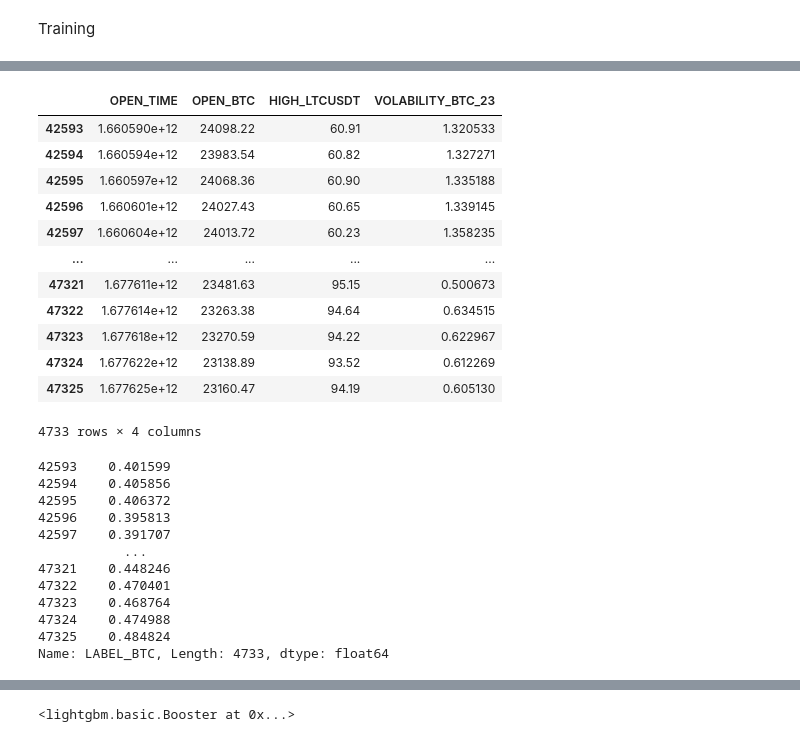
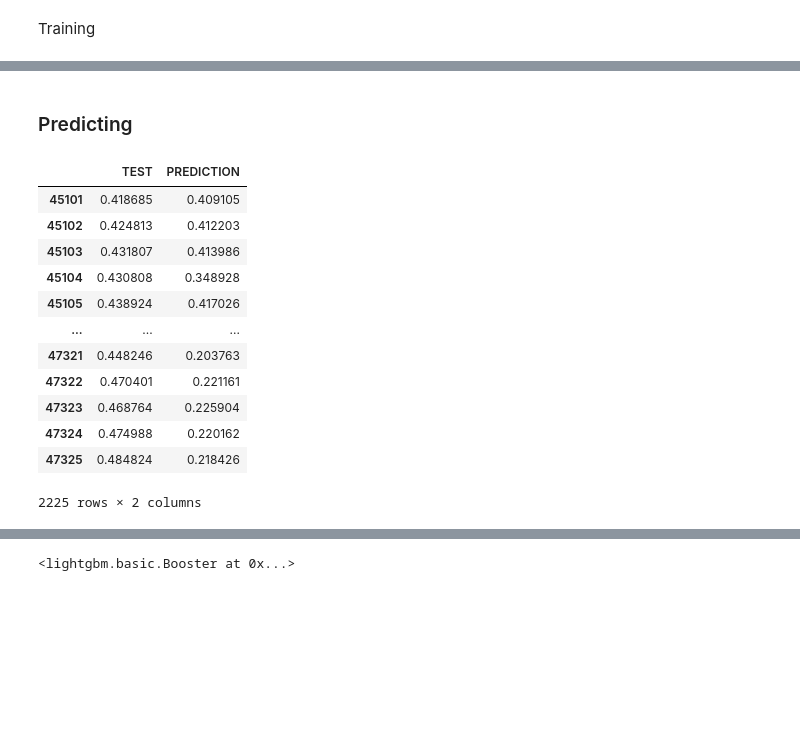
Before and after one commit to hainguyenhuy2002/NESTQUANTT, a Jupyter notebook: code/ML_nestquant.ipynb, the cells around one changed output, grey strips where cells are left out. Cells and saved outputs as stored; diff of their text form; code cells hidden in the pictures; blank space fills up the shorter version.

```diff
--- a/code/ML_nestquant.ipynb
+++ b/code/ML_nestquant.ipynb
@@ -133,11 +74,11 @@ optimizable
 """
 External preprocessing
 """
-df_BTCLabel = preprocess_df(df_BTCLabel, "BTC",1, 24)
-df_ETHUSDT = preprocess_df(pd.read_parquet(path_ETHUSDT),"ETHUSDT", 1, 24)
-df_LTCUSDT = preprocess_df(pd.read_parquet(path_LTCUSDT),"LTCUSDT",1, 24)
-df_EURUSD = preprocess_df(pd.read_parquet(path_EURUSD),"EURUSD", 1, 24)
-df_SPY = preprocess_df(pd.read_parquet(path_SPY),"SPY", 1, 24)
+df_BTCLabel = preprocess_df(df_BTCLabel, "BTC",1, 12)
+df_ETHUSDT = preprocess_df(pd.read_parquet(path_ETHUSDT),"ETHUSDT", 1, 12)
+df_LTCUSDT = preprocess_df(pd.read_parquet(path_LTCUSDT),"LTCUSDT",1, 12)
+df_EURUSD = preprocess_df(pd.read_parquet(path_EURUSD),"EURUSD", 1, 12)
+df_SPY = preprocess_df(pd.read_parquet(path_SPY),"SPY", 1, 12)
 """
 add more external data with external path
 """
@@ -283,34 +227,5 @@ x_test
-# %%
-x_test
-# %% [output]
-|  | OPEN_TIME | OPEN_BTC | HIGH_LTCUSDT | VOLABILITY_BTC_23 |
-| 42593 | 1.660590e+12 | 24098.22 | 60.91 | 1.320533 |
-| 42594 | 1.660594e+12 | 23983.54 | 60.82 | 1.327271 |
-| 42595 | 1.660597e+12 | 24068.36 | 60.90 | 1.335188 |
-| 42596 | 1.660601e+12 | 24027.43 | 60.65 | 1.339145 |
-| 42597 | 1.660604e+12 | 24013.72 | 60.23 | 1.358235 |
-| ... | ... | ... | ... | ... |
-| 47321 | 1.677611e+12 | 23481.63 | 95.15 | 0.500673 |
-| 47322 | 1.677614e+12 | 23263.38 | 94.64 | 0.634515 |
-| 47323 | 1.677618e+12 | 23270.59 | 94.22 | 0.622967 |
-| 47324 | 1.677622e+12 | 23138.89 | 93.52 | 0.612269 |
-| 47325 | 1.677625e+12 | 23160.47 | 94.19 | 0.605130 |
-4733 rows × 4 columns
-# %%
-y_test
-# %% [output]
-42593    0.401599
-42594    0.405856
-42595    0.406372
-42596    0.395813
-42597    0.391707
-           ...
-47321    0.448246
-47322    0.470401
-47323    0.468764
-47324    0.474988
-47325    0.484824
-Name: LABEL_BTC, Length: 4733, dtype: float64
+# %% [markdown]
+### Predicting
 # %%
 pred=model.predict(x_test)
 submit=pd.DataFrame(columns=['OPEN_TIME','PREDICTION'])
@@ -321,6 +236,22 @@ testt=pd.DataFrame(columns=['TEST','PREDICTION'])
 
 testt['TEST']=y_test
 testt['PREDICTION']=pred.flatten()
+# %%
+testt
+# %% [output]
+|  | TEST | PREDICTION |
+| 45101 | 0.418685 | 0.409105 |
+| 45102 | 0.424813 | 0.412203 |
+| 45103 | 0.431807 | 0.413986 |
+| 45104 | 0.430808 | 0.348928 |
+| 45105 | 0.438924 | 0.417026 |
+| ... | ... | ... |
+| 47321 | 0.448246 | 0.203763 |
+| 47322 | 0.470401 | 0.221161 |
+| 47323 | 0.468764 | 0.225904 |
+| 47324 | 0.474988 | 0.220162 |
+| 47325 | 0.484824 | 0.218426 |
+2225 rows × 2 columns
 # %%
 testt.corr()
 # %% [output]
```
Also changed, not shown: parts of 28 cells of this notebook, 2 other files.
